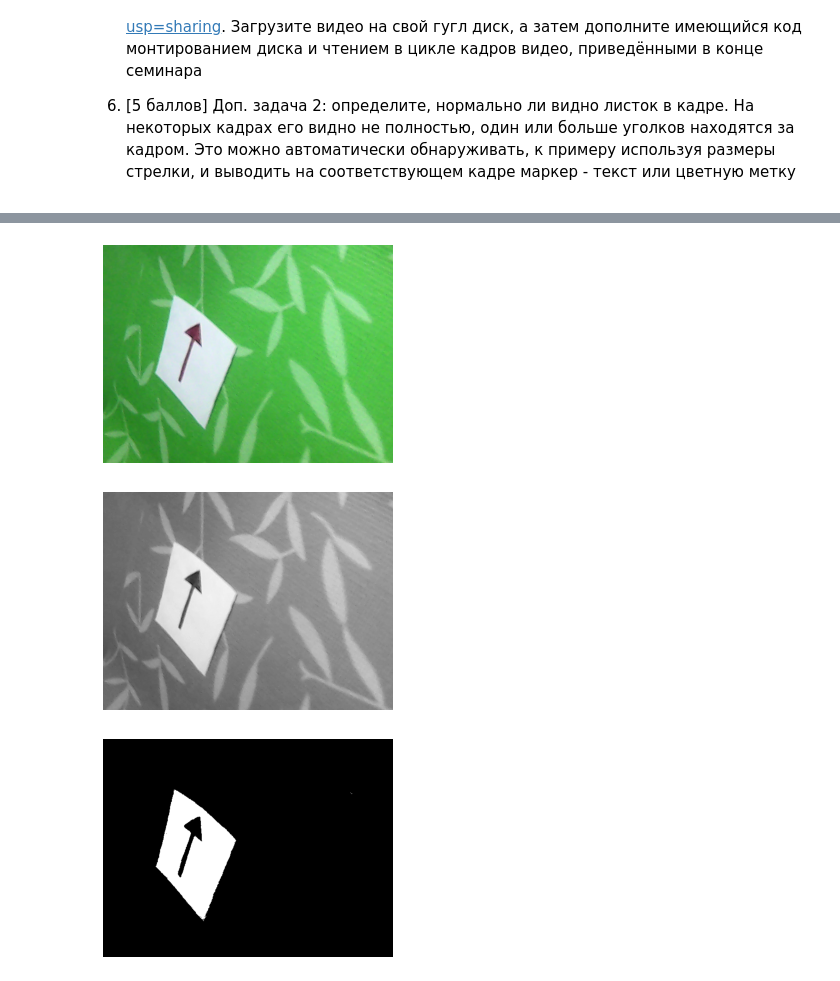
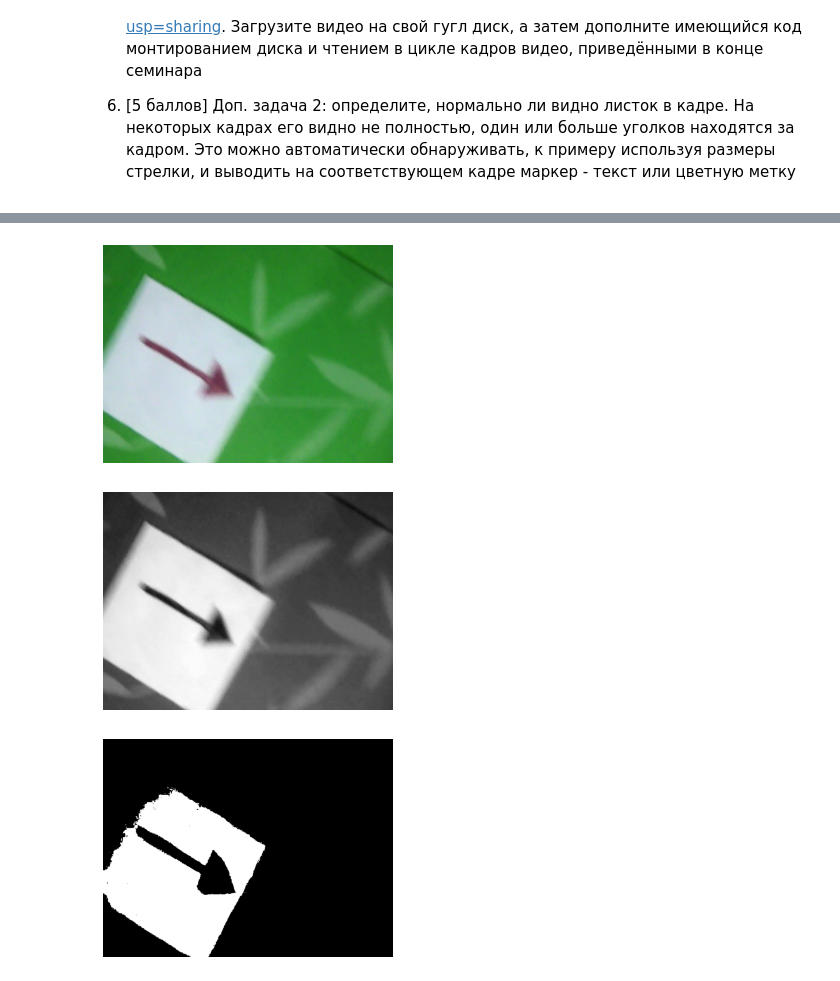
Before and after one commit to PtrShi/cvr_course, a Jupyter notebook: notebooks/cv_hw3.ipynb, the cells around one changed output, grey strips where cells are left out. Saved outputs shown, nothing was run; the diff lists cells and outputs as text; code cells hidden in the pictures.

```diff
--- a/notebooks/cv_hw3.ipynb
+++ b/notebooks/cv_hw3.ipynb
@@ -29,28 +29,36 @@ Resolving deltas: 100% (87/87), done.
 # %%
 import numpy as np
 import cv2
 import time
 import os
 import math
 import sys
 from matplotlib import pyplot as plt
 #plt.rcParams["figure.figsize"] = (10,10)
 imgdir = 'cvr_course/data/imgs/arrow/'
-filename = 'vlcsnap-2020-10-21-18h01m22s212.png'
-#filename = 'vlcsnap-2020-10-21-18h01m51s638.png'
+#filename = 'vlcsnap-2020-10-21-18h01m22s212.png'
+#filename = 'vlcsnap-2020-10-21-18h01m27s294.png'
+#filename = 'vlcsnap-2020-10-21-18h01m29s941.png'
+#filename = 'vlcsnap-2020-10-21-18h01m33s362.png'
+#filename = 'vlcsnap-2020-10-21-18h01m36s056.png'
+#filename = 'vlcsnap-2020-10-21-18h01m41s874.png'
+#filename = 'vlcsnap-2020-10-21-18h01m44s163.png'
+#filename = 'vlcsnap-2020-10-21-18h01m46s644.png'
+#filename = 'vlcsnap-2020-10-21-18h01m49s487.png'
+filename = 'vlcsnap-2020-10-21-18h01m51s638.png'
 img_orig = cv2.imread (imgdir + filename, cv2.IMREAD_COLOR)
 if img_orig is None:
   assert False, 'no such a file'
 plt.imshow (img_orig)
 plt.axis ('off')
 plt.show ()
 img_bw = cv2.cvtColor (img_orig, cv2.COLOR_BGR2GRAY)
 plt.imshow (img_bw, cmap = 'gray')
 plt.axis ('off')
 plt.show ()
 # %% [output]
-[figure, old version]
+[figure, new version]
-[figure, old version]
+[figure, new version]
 # %%
 # Mask
 low_th  = (210) #, 200, 200)  # Надо менять в зависимости от картинки
@@ -66,7 +74,7 @@ plt.imshow (mask, cmap = 'gray')
 plt.axis ('off')
 plt.show ()
 # %% [output]
-[figure, old version]
+[figure, new version]
 # %%
 # ищем контуры
 contours, _ = cv2.findContours (mask, cv2.RETR_EXTERNAL, cv2.CHAIN_APPROX_SIMPLE)
```
Also changed, not shown: parts of 6 cells of this notebook.
